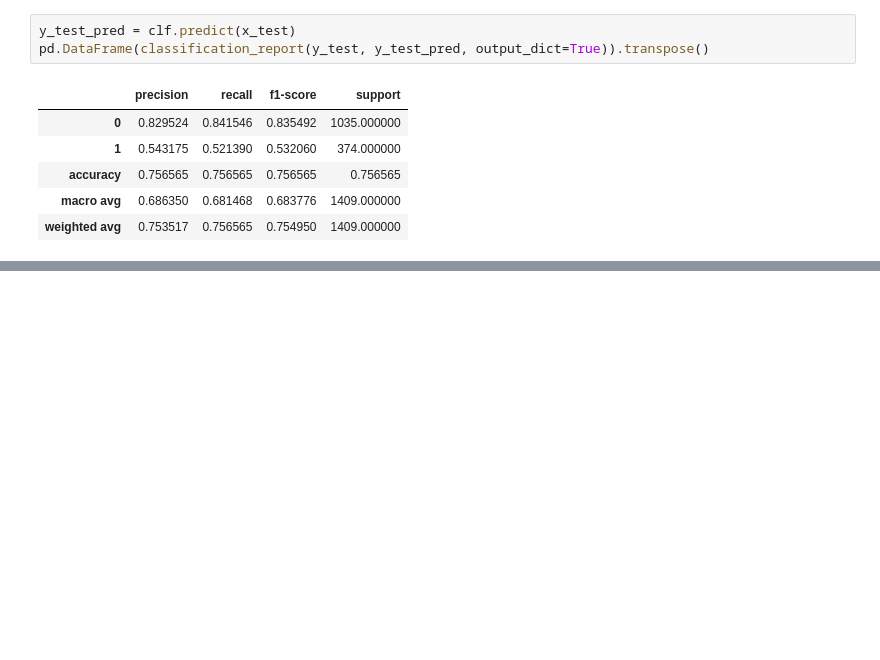
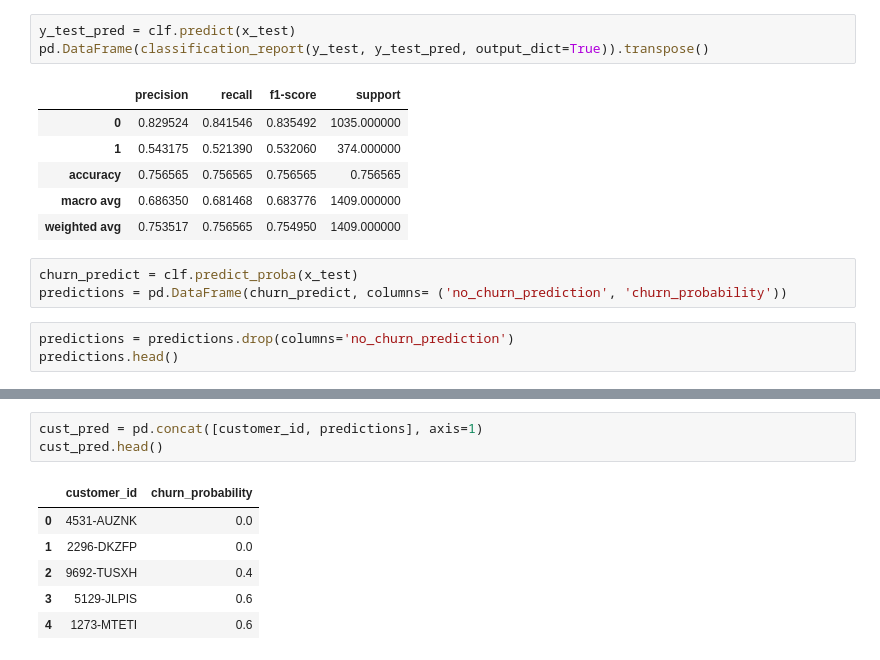
Before and after one commit to NSharick/classification-project, a Jupyter notebook: classification_project_exploration_notebook.ipynb, the cells around one changed output, grey strips where cells are left out. Cells and saved outputs as stored; diff of their text form; blank space fills up the shorter version.

```diff
--- a/classification_project_exploration_notebook.ipynb
+++ b/classification_project_exploration_notebook.ipynb
@@ -1055,3 +1047,9 @@ pd.DataFrame(classification_report(y_test, y_test_pred, output_dict=True)).trans
 | accuracy | 0.756565 | 0.756565 | 0.756565 | 0.756565 |
 | macro avg | 0.686350 | 0.681468 | 0.683776 | 1409.000000 |
 | weighted avg | 0.753517 | 0.756565 | 0.754950 | 1409.000000 |
+# %%
+churn_predict = clf.predict_proba(x_test)
+predictions = pd.DataFrame(churn_predict, columns= ('no_churn_prediction', 'churn_probability'))
+# %%
+predictions = predictions.drop(columns='no_churn_prediction')
+predictions.head()
@@ -1057,0 +1083,10 @@ pd.DataFrame(classification_report(y_test, y_test_pred, output_dict=True)).trans
+# %%
+cust_pred = pd.concat([customer_id, predictions], axis=1)
+cust_pred.head()
+# %% [output]
+|  | customer_id | churn_probability |
+| 0 | 4531-AUZNK | 0.0 |
+| 1 | 2296-DKZFP | 0.0 |
+| 2 | 9692-TUSXH | 0.4 |
+| 3 | 5129-JLPIS | 0.6 |
+| 4 | 1273-MTETI | 0.6 |
```
Also changed, not shown: parts of 15 cells of this notebook, 1 other file.
